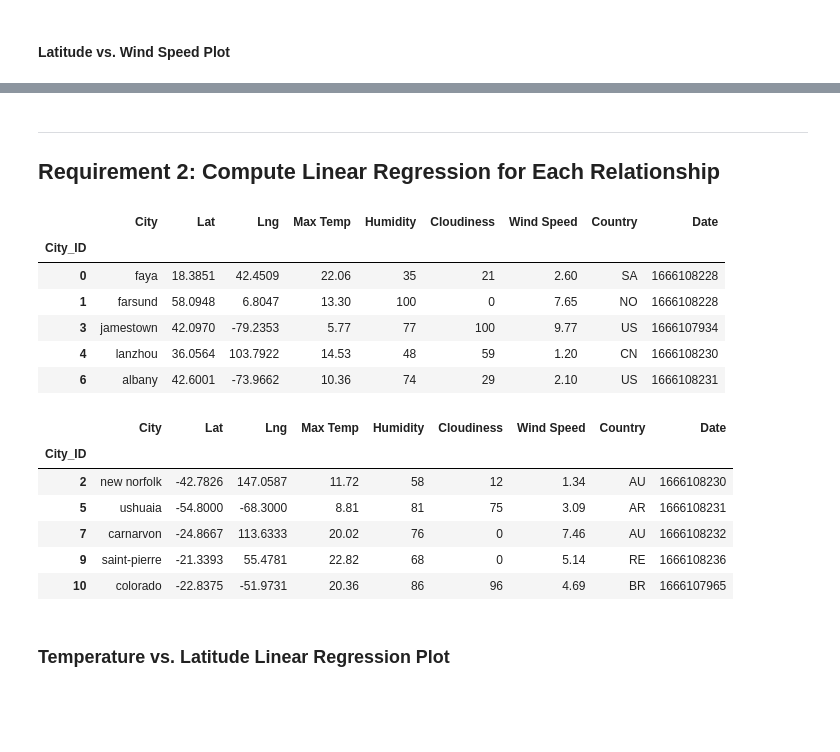
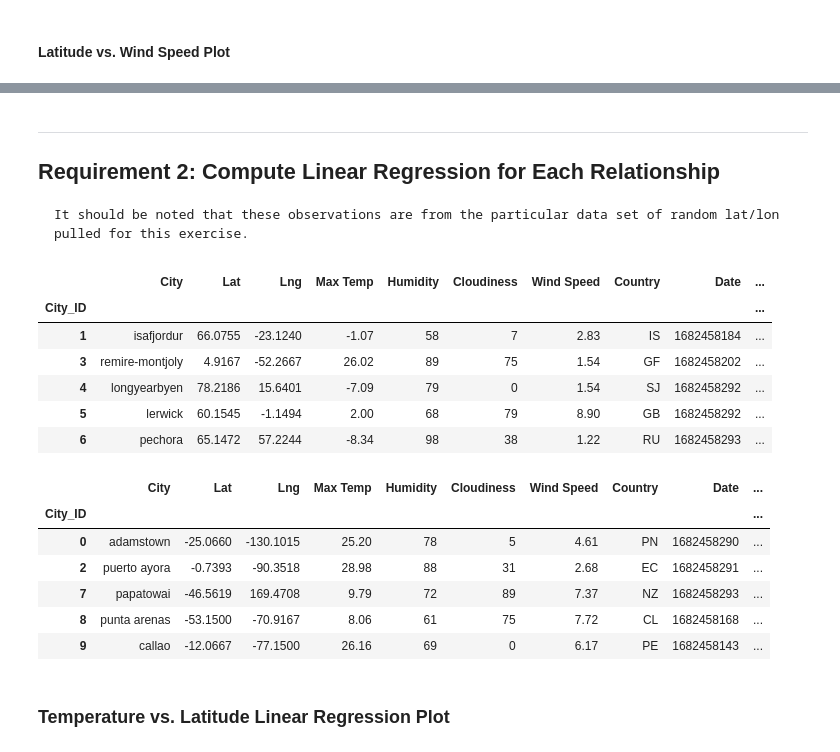
Before and after one commit to kuromasadev/python-api-challenge, a Jupyter notebook: WeatherPy/WeatherPy.ipynb, the cells around one changed output, grey strips where cells are left out. Drawn from its saved outputs; the diff is of its cells as text; code cells hidden in the pictures; blank space fills up the shorter version.

```diff
--- a/WeatherPy/WeatherPy.ipynb
+++ b/WeatherPy/WeatherPy.ipynb
@@ -228,8 +209,8 @@ plt.show()
 # Build the scatter plots for latitude vs. humidity
 
 # classify humidity into comfortable and uncomfortable categories
-humid_bins = [0, 30, 60, 100]
-humid_labels = ['Uncomfortable', 'Comfortable', 'Uncomfortable']
+humid_bins = [0, 55, 100]
+humid_labels = ['Comfortable', 'Uncomfortable']
 city_data_df['Humidity Category'] = pd.cut(city_data_df['Humidity'],\
                                             bins=humid_bins,\
                                             labels=humid_labels,\
@@ -237,18 +218,28 @@ city_data_df['Humidity Category'] = pd.cut(city_data_df['Humidity'],\
                                             ordered=False)
 
 # create a color map for the humidity categories
-humid_colors = {'Comfortable': 'green', 'Uncomfortable': 'red'}
+humid_colors = {'Comfortable': 'olive', 'Uncomfortable': 'salmon'}
 city_data_df['Humidity Color'] = city_data_df['Humidity Category'].map(humid_colors)
 
 # Incorporate the other graph properties
 
 plt.scatter(city_data_df['Lat'], city_data_df['Humidity'], c=city_data_df['Humidity Color'])
 
+handles=[plt.Circle((0, 0), 1, color='olive'), plt.Circle((0, 0), 1, color='salmon')]
+labels=['Comfortable', 'Uncomfortable']
+
 # add a legend and set the axis labels
-plt.legend(handles=[plt.Circle((0, 0), 1, color='green'), plt.Circle((0, 0), 1, color='red')], labels=['Comfortable', 'Uncomfortable'])
+plt.legend(handles[::-1],labels[::-1])
 plt.xlabel('Latitude')
 plt.ylabel('Humidity (%)')
-plt.title('Max City Latitude vs Humidity')
+plt.title('Max City Latitude vs Humidity Percentage')
+
+start_date = pd.Timestamp(city_data_df['Date'].min(), unit='s').strftime('%Y-%m-%d')
+end_date = pd.Timestamp(city_data_df['Date'].max(), unit='s').strftime('%Y-%m-%d')
+if start_date == end_date:
+    plt.title(f'Max City Latitude vs Humidity ({start_date})')
+else:
+    plt.title(f'Max City Latitude vs Humidity ({start_date} to {end_date})')
 
 plt.show()
 
@@ -354,0 +434,5 @@ plt.show()
+# %%
+city_data_df['Cloudiness Category'].fillna('Sunny/Clear', inplace=True)
+city_data_df = city_data_df.drop(columns=['Humidity Color'])
+
+city_data_df.head()
@@ -356,3 +448,5 @@ plt.show()
 ---
 
 ## Requirement 2: Compute Linear Regression for Each Relationship
+
+    It should be noted that these observations are from the particular data set of random lat/lon pulled for this exercise.
@@ -362,30 +477,30 @@ plt.show()
 # %%
 # Create a DataFrame with the Northern Hemisphere data (Latitude >= 0)
-# YOUR CODE HERE
+northern_hemi_df = city_data_df[city_data_df['Lat'] >= 0]
 
 # Display sample data
 northern_hemi_df.head()
 # %% [output]
-|  | City | Lat | Lng | Max Temp | Humidity | Cloudiness | Wind Speed | Country | Date |
-| City_ID |  |  |  |  |  |  |  |  |  |
-| 0 | faya | 18.3851 | 42.4509 | 22.06 | 35 | 21 | 2.60 | SA | 1666108228 |
-| 1 | farsund | 58.0948 | 6.8047 | 13.30 | 100 | 0 | 7.65 | NO | 1666108228 |
-| 3 | jamestown | 42.0970 | -79.2353 | 5.77 | 77 | 100 | 9.77 | US | 1666107934 |
-| 4 | lanzhou | 36.0564 | 103.7922 | 14.53 | 48 | 59 | 1.20 | CN | 1666108230 |
-| 6 | albany | 42.6001 | -73.9662 | 10.36 | 74 | 29 | 2.10 | US | 1666108231 |
+|  | City | Lat | Lng | Max Temp | Humidity | Cloudiness | Wind Speed | Country | Date | ... |
+| City_ID |  |  |  |  |  |  |  |  |  | ... |
+| 1 | isafjordur | 66.0755 | -23.1240 | -1.07 | 58 | 7 | 2.83 | IS | 1682458184 | ... |
+| 3 | remire-montjoly | 4.9167 | -52.2667 | 26.02 | 89 | 75 | 1.54 | GF | 1682458202 | ... |
+| 4 | longyearbyen | 78.2186 | 15.6401 | -7.09 | 79 | 0 | 1.54 | SJ | 1682458292 | ... |
+| 5 | lerwick | 60.1545 | -1.1494 | 2.00 | 68 | 79 | 8.90 | GB | 1682458292 | ... |
+| 6 | pechora | 65.1472 | 57.2244 | -8.34 | 98 | 38 | 1.22 | RU | 1682458293 | ... |
 # %%
 # Create a DataFrame with the Southern Hemisphere data (Latitude < 0)
-# YOUR CODE HERE
+southern_hemi_df = city_data_df[city_data_df['Lat'] < 0]
 
 # Display sample data
 southern_hemi_df.head()
 # %% [output]
-|  | City | Lat | Lng | Max Temp | Humidity | Cloudiness | Wind Speed | Country | Date |
-| City_ID |  |  |  |  |  |  |  |  |  |
-| 2 | new norfolk | -42.7826 | 147.0587 | 11.72 | 58 | 12 | 1.34 | AU | 1666108230 |
-| 5 | ushuaia | -54.8000 | -68.3000 | 8.81 | 81 | 75 | 3.09 | AR | 1666108231 |
-| 7 | carnarvon | -24.8667 | 113.6333 | 20.02 | 76 | 0 | 7.46 | AU | 1666108232 |
-| 9 | saint-pierre | -21.3393 | 55.4781 | 22.82 | 68 | 0 | 5.14 | RE | 1666108236 |
-| 10 | colorado | -22.8375 | -51.9731 | 20.36 | 86 | 96 | 4.69 | BR | 1666107965 |
+|  | City | Lat | Lng | Max Temp | Humidity | Cloudiness | Wind Speed | Country | Date | ... |
+| City_ID |  |  |  |  |  |  |  |  |  | ... |
+| 0 | adamstown | -25.0660 | -130.1015 | 25.20 | 78 | 5 | 4.61 | PN | 1682458290 | ... |
+| 2 | puerto ayora | -0.7393 | -90.3518 | 28.98 | 88 | 31 | 2.68 | EC | 1682458291 | ... |
+| 7 | papatowai | -46.5619 | 169.4708 | 9.79 | 72 | 89 | 7.37 | NZ | 1682458293 | ... |
+| 8 | punta arenas | -53.1500 | -70.9167 | 8.06 | 61 | 75 | 7.72 | CL | 1682458168 | ... |
+| 9 | callao | -12.0667 | -77.1500 | 26.16 | 69 | 0 | 6.17 | PE | 1682458143 | ... |
 # %% [markdown]
 ###  Temperature vs. Latitude Linear Regression Plot
```
Also changed, not shown: parts of 39 cells of this notebook, 4 other files.
